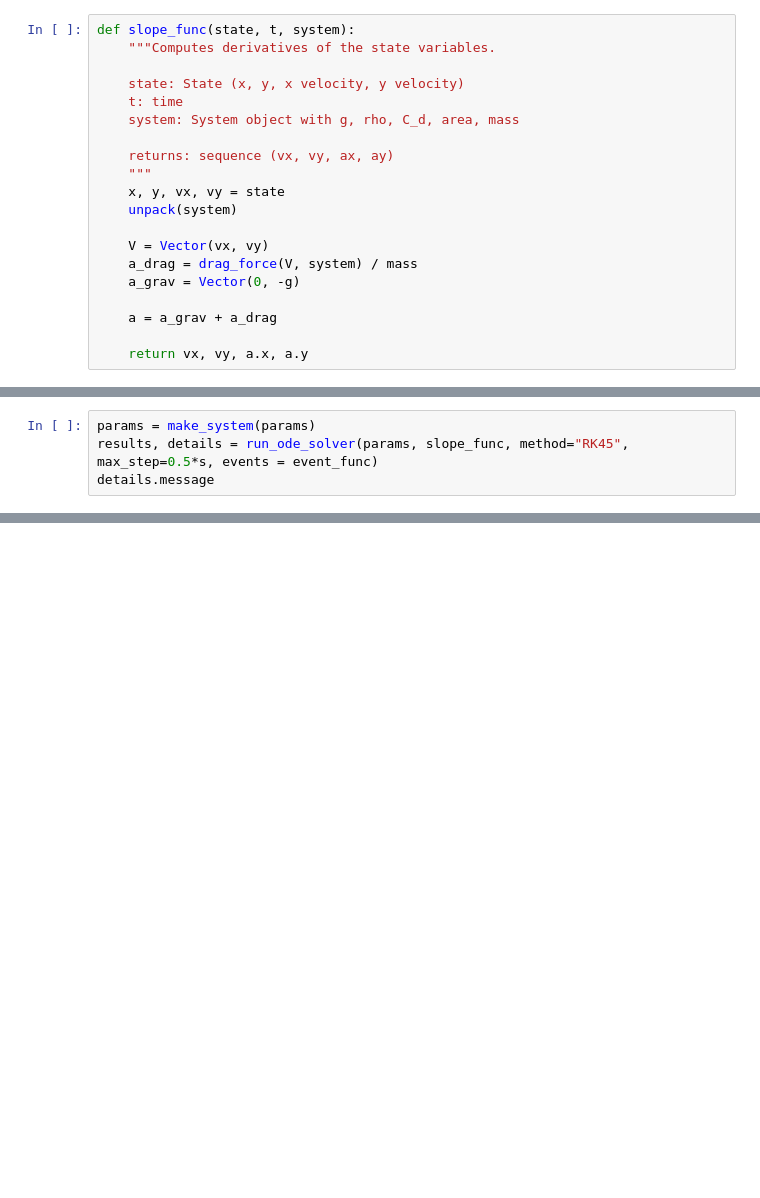
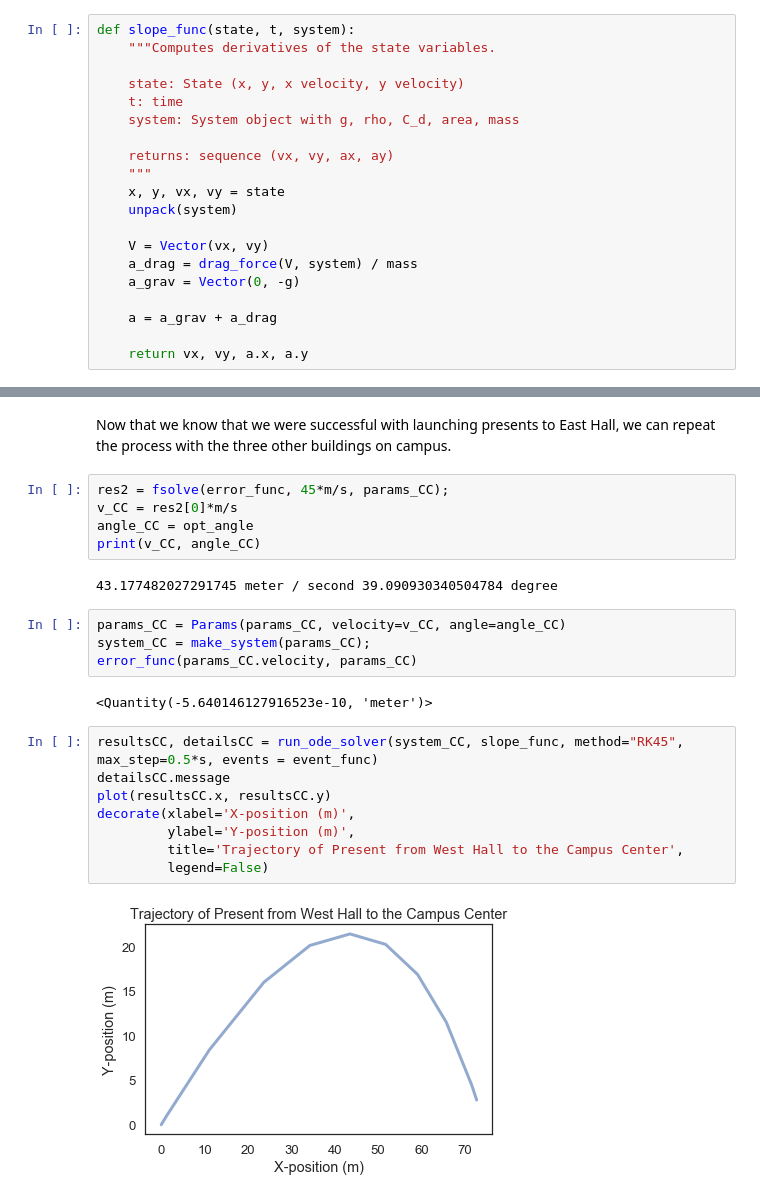
Before and after one commit to megku4u/ModSimPy, a Jupyter notebook: code/Project 3.ipynb, the cells around one changed output, grey strips where cells are left out. Cells and saved outputs as stored; diff of their text form; blank space fills up the shorter version.

```diff
--- a/code/Project 3.ipynb
+++ b/code/Project 3.ipynb
@@ -157,4 +145,0 @@ We then test the functions we've written by using *run_ode_solver*.
-# %%
-params = make_system(params)
-results, details = run_ode_solver(params, slope_func, method="RK45", max_step=0.5*s, events = event_func)
-details.message
@@ -302,0 +256,25 @@ def compute_force(velocity, angle, params):
+# %% [markdown]
+Now that we know that we were successful with launching presents to East Hall, we can repeat the process with the three other buildings on campus.
+# %%
+res2 = fsolve(error_func, 45*m/s, params_CC);
+v_CC = res2[0]*m/s
+angle_CC = opt_angle
+print(v_CC, angle_CC)
+# %% [output]
+43.177482027291745 meter / second 39.090930340504784 degree
+# %%
+params_CC = Params(params_CC, velocity=v_CC, angle=angle_CC)
+system_CC = make_system(params_CC);
+error_func(params_CC.velocity, params_CC)
+# %% [output]
+<Quantity(-5.640146127916523e-10, 'meter')>
+# %%
+resultsCC, detailsCC = run_ode_solver(system_CC, slope_func, method="RK45", max_step=0.5*s, events = event_func)
+detailsCC.message
+plot(resultsCC.x, resultsCC.y)
+decorate(xlabel='X-position (m)',
+         ylabel='Y-position (m)',
+         title='Trajectory of Present from West Hall to the Campus Center',
+         legend=False)
+# %% [output]
+[figure, added]
```
Also changed, not shown: parts of 51 cells of this notebook.
